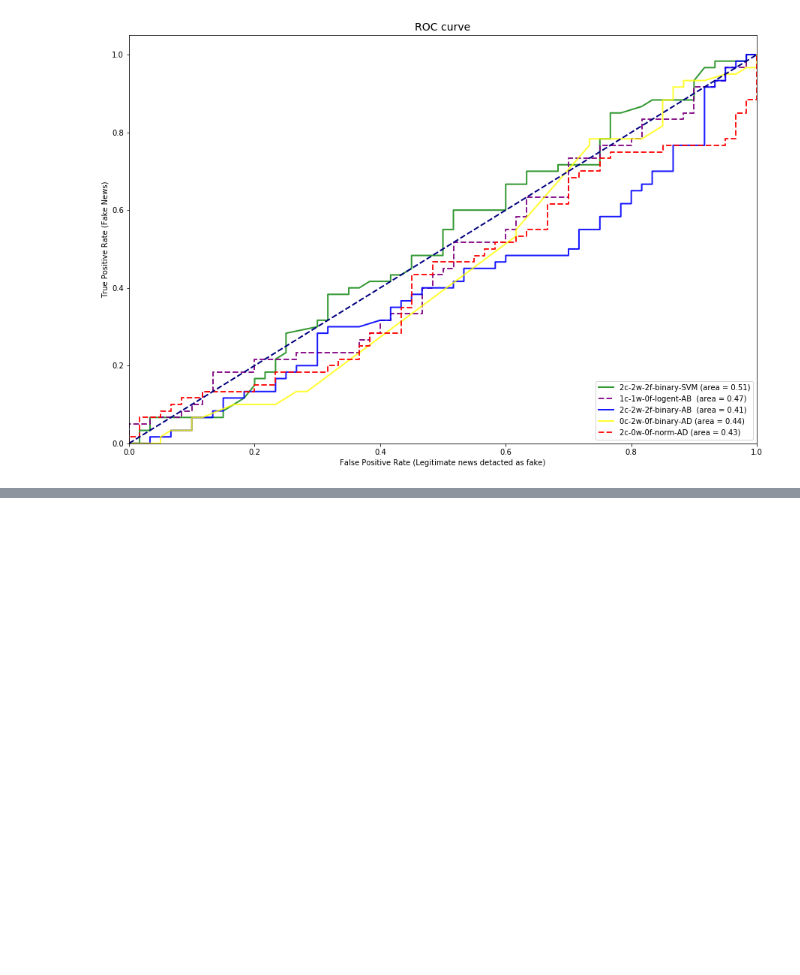
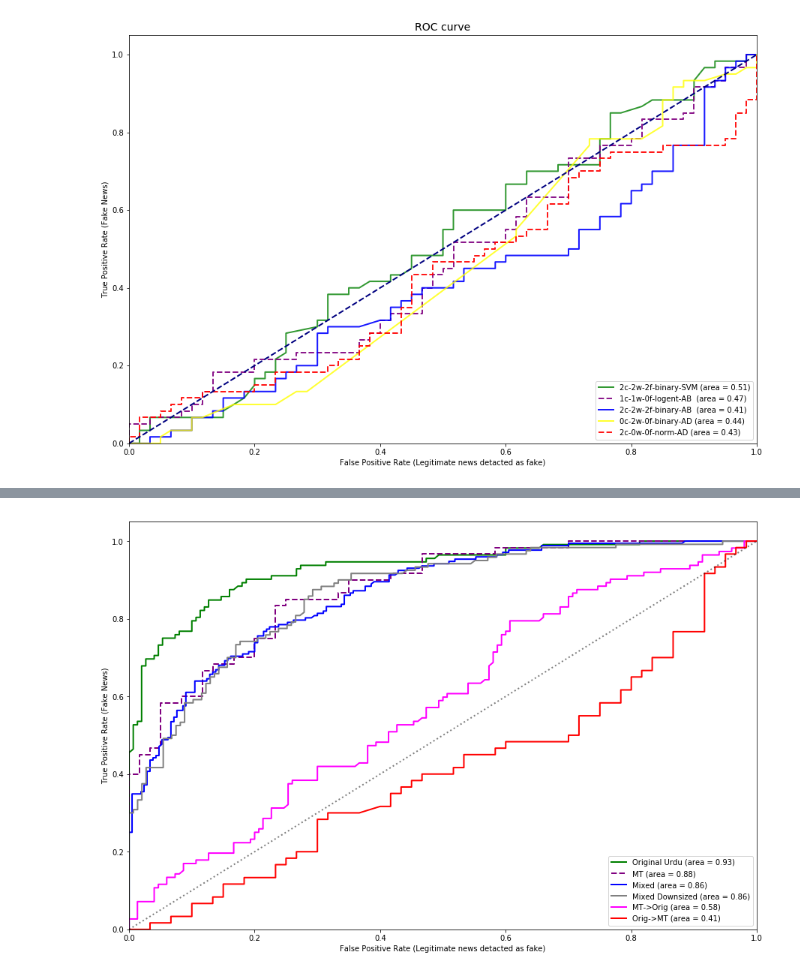
Before and after one commit to MaazAmjad/Urdu_Fake_News, a Jupyter notebook: Fake_News_Detection_Pipeline_EMNLP_PAPER.ipynb, the cells around one changed output, grey strips where cells are left out. Saved outputs shown, nothing was run; the diff lists cells and outputs as text; code cells hidden in the pictures; blank space fills up the shorter version.

Commit message:
plots for combined ROC-curves for diff corpus

```diff
--- a/Fake_News_Detection_Pipeline_EMNLP_PAPER.ipynb
+++ b/Fake_News_Detection_Pipeline_EMNLP_PAPER.ipynb
@@ -1325,0 +1353,14 @@ plt.savefig(Path('figures/Orignal_MT.png'), dpi=300)
+# %%
+y_prob_Urdu = json.load(open(Path('./results/y_probabilities_for_roccurve_Urdu.json')))
+y_prob_MT = json.load(open(Path('./results/y_probabilities_for_roccurve_MT.json')))
+y_prob_Mixed = json.load(open(Path('./results/y_probabilities_for_roccurve_Mixed.json')))
+y_prob_Mixed_Donwsized = json.load(open(Path('./results/y_probabilities_for_roccurve_Mixed_Downsize.json')))
+y_prob_Orignal_MT = json.load(open(Path('./results/y_probabilities_for_roccurve_Orignal_MT.json')))
+y_prob_MT_Orignal = json.load(open(Path('./results/y_probabilities_for_roccurve_MT_Orignal')))
+# %%
+test_y_Urdu            = y_prob_Urdu['test_y']
+test_y_MT              = y_prob_MT['test_y']
+test_y_Mixed           = y_prob_Mixed['test_y']
+test_y_Mixed_Donwsized = y_prob_Mixed_Donwsized['test_y']
+test_y_Orignal_MT      = y_prob_Orignal_MT['test_y']
+test_y_MT_Orignal      = y_prob_MT_Orignal['test_y']
@@ -1325,0 +1369,67 @@ plt.savefig(Path('figures/Orignal_MT.png'), dpi=300)
+# %%
+# 2-2-2
+
+from sklearn.metrics import roc_curve, auc, roc_auc_score
+import matplotlib.pyplot as plt
+%matplotlib inline
+
+plt.figure(figsize=[15,10])
+lw = 2
+
+# Urdu
+fpr, tpr, thresholds = roc_curve(test_y_Urdu, y_prob_Urdu['2c-2w-2f'])
+roc_auc = auc(fpr, tpr)
+#roc_auc = roc_auc_score(test_y_Urdu, y_prob_Urdu['2c-2w-2f'])
+plt.plot(fpr, tpr, color='green',
+         lw=lw, label='Original Urdu (area = %0.2f)' % roc_auc, alpha=1.0, linestyle='-')
+
+
+# MT
+fpr, tpr, thresholds = roc_curve(test_y_MT, y_prob_MT['2c-2w-2f'])
+roc_auc = auc(fpr, tpr)
+#roc_auc = roc_auc_score(test_y_MT, y_prob_MT['2c-2w-2f'])
+plt.plot(fpr, tpr, color='purple',
+         lw=lw, label='MT (area = %0.2f)' % roc_auc, alpha=1.0, linestyle='--')
+
+
+# Mixed
+fpr, tpr, thresholds = roc_curve(test_y_Mixed, y_prob_Mixed['2c-2w-2f'])
+roc_auc = auc(fpr, tpr)
+#roc_auc = roc_auc_score(test_y_Mixed, y_prob_Mixed['2c-2w-2f'])
+plt.plot(fpr, tpr, color='blue',
+         lw=lw, label='Mixed (area = %0.2f)' % roc_auc, alpha=1.0, linestyle='-')
+
+
+# Mixed Downsized
+fpr, tpr, thresholds = roc_curve(test_y_Mixed_Donwsized, y_prob_Mixed_Donwsized['2c-2w-2f'])
+roc_auc = auc(fpr, tpr)
+plt.plot(fpr, tpr, color='grey',
+         lw=lw, label='Mixed Downsized (area = %0.2f)' % roc_auc, alpha=1.0)
+
+
+# MT->Orig
+fpr, tpr, thresholds = roc_curve(test_y_MT_Orignal, y_prob_MT_Orignal['2c-2w-2f'])
+roc_auc = auc(fpr, tpr)
+plt.plot(fpr, tpr, color='magenta',
+         lw=lw, label='MT->Orig (area = %0.2f)' % roc_auc, alpha=1.0)
+
+
+# Orig->MT
+fpr, tpr, thresholds = roc_curve(test_y_Orignal_MT, y_prob_Orignal_MT['2c-2w-2f'])
+roc_auc = auc(fpr, tpr)
+plt.plot(fpr, tpr, color='red',
+         lw=lw, label='Orig->MT (area = %0.2f)' % roc_auc, alpha=1.0)
+
+
+plt.plot([0, 1], [0, 1], color='black', lw=lw, alpha=0.5, linestyle=':')
+plt.xlim([0.0, 1.0])
+plt.ylim([0.0, 1.05])
+plt.xlabel('False Positive Rate (Legitimate news detacted as fake)')
+plt.ylabel('True Positive Rate (Fake News)')
+#plt.title('ROC curve', size=14)
+plt.legend(loc="lower right")
+#plt.show()
+
+plt.savefig(Path('figures/Combined_ROC_2c-2w-2f.png'), dpi=300)
+# %% [output]
+[figure, added]
```
Also changed, not shown: parts of 16 cells of this notebook, 3 other files.
